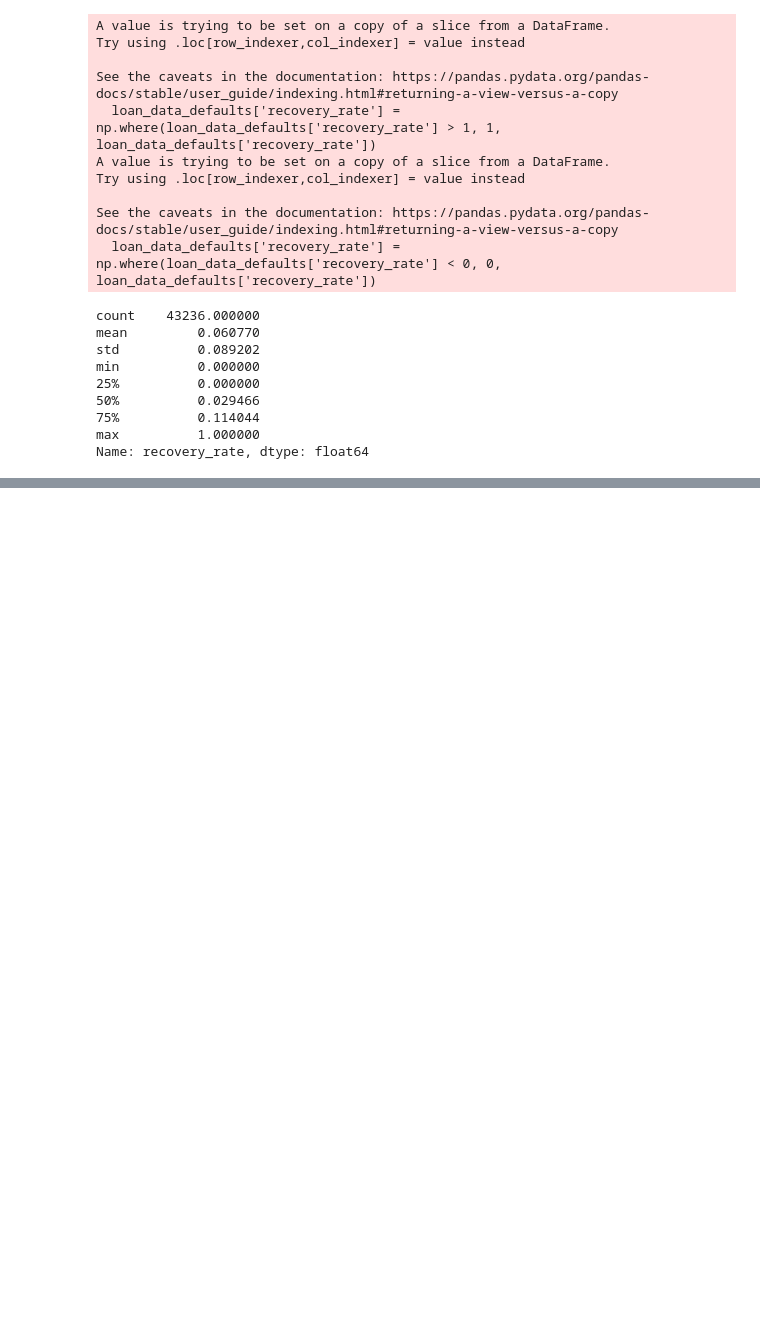
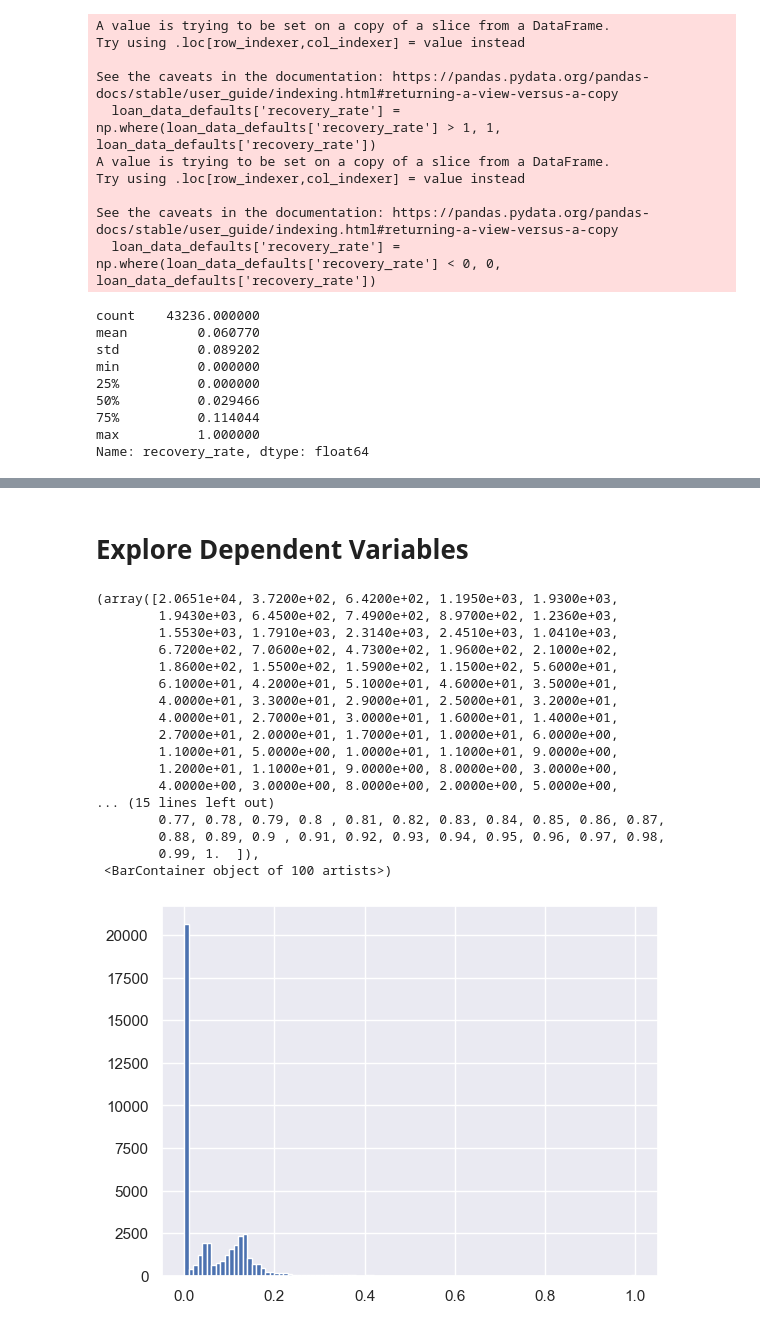
Before and after one commit to dcgkpindiastudy/CreditRiskModelingInPython, a Jupyter notebook: Src/Credit Risk Modeling - LGD and EAD Models.ipynb, the cells around one changed output, grey strips where cells are left out. Drawn from its saved outputs; the diff is of its cells as text; code cells hidden in the pictures; blank space fills up the shorter version.

Commit message:
updated till model combine
update till model combine of stage1 and stage 2

```diff
--- a/Src/Credit Risk Modeling - LGD and EAD Models.ipynb
+++ b/Src/Credit Risk Modeling - LGD and EAD Models.ipynb
@@ -156,3 +156,7 @@ min          0.000000
 75%          0.114044
 max          1.000000
 Name: recovery_rate, dtype: float64
+# %%
+loan_data_defaults['CCF'] = (loan_data_defaults['funded_amnt'] - loan_data_defaults['total_rec_prncp']) / loan_data_defaults['funded_amnt']
+# We calculate the dependent variable for the EAD model: credit conversion factor.
+# It is the ratio of the difference of the amount used at the moment of default to the total funded amount.
@@ -158,0 +185,28 @@ Name: recovery_rate, dtype: float64
+# %% [markdown]
+# Explore Dependent Variables
+# %%
+import matplotlib.pyplot as plt
+import seaborn as sns
+sns.set()
+# %%
+plt.hist(loan_data_defaults['recovery_rate'], bins = 100)
+# We plot a histogram of a variable with 100 bins.
+# %% [output]
+(array([2.0651e+04, 3.7200e+02, 6.4200e+02, 1.1950e+03, 1.9300e+03,
+        1.9430e+03, 6.4500e+02, 7.4900e+02, 8.9700e+02, 1.2360e+03,
+        1.5530e+03, 1.7910e+03, 2.3140e+03, 2.4510e+03, 1.0410e+03,
+        6.7200e+02, 7.0600e+02, 4.7300e+02, 1.9600e+02, 2.1000e+02,
+        1.8600e+02, 1.5500e+02, 1.5900e+02, 1.1500e+02, 5.6000e+01,
+        6.1000e+01, 4.2000e+01, 5.1000e+01, 4.6000e+01, 3.5000e+01,
+        4.0000e+01, 3.3000e+01, 2.9000e+01, 2.5000e+01, 3.2000e+01,
+        4.0000e+01, 2.7000e+01, 3.0000e+01, 1.6000e+01, 1.4000e+01,
+        2.7000e+01, 2.0000e+01, 1.7000e+01, 1.0000e+01, 6.0000e+00,
+        1.1000e+01, 5.0000e+00, 1.0000e+01, 1.1000e+01, 9.0000e+00,
+        1.2000e+01, 1.1000e+01, 9.0000e+00, 8.0000e+00, 3.0000e+00,
+        4.0000e+00, 3.0000e+00, 8.0000e+00, 2.0000e+00, 5.0000e+00,
+... (15 lines left out)
+        0.77, 0.78, 0.79, 0.8 , 0.81, 0.82, 0.83, 0.84, 0.85, 0.86, 0.87,
+        0.88, 0.89, 0.9 , 0.91, 0.92, 0.93, 0.94, 0.95, 0.96, 0.97, 0.98,
+        0.99, 1.  ]),
+ <BarContainer object of 100 artists>)
+[figure, added]
```
Also changed, not shown: parts of 80 cells of this notebook, 2 other files.
